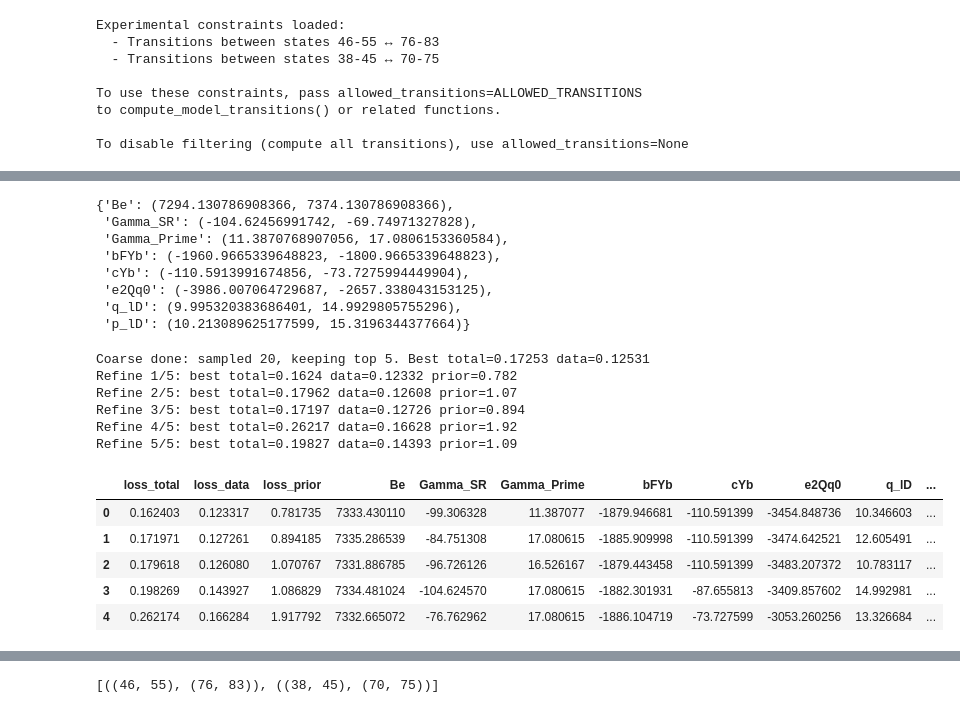
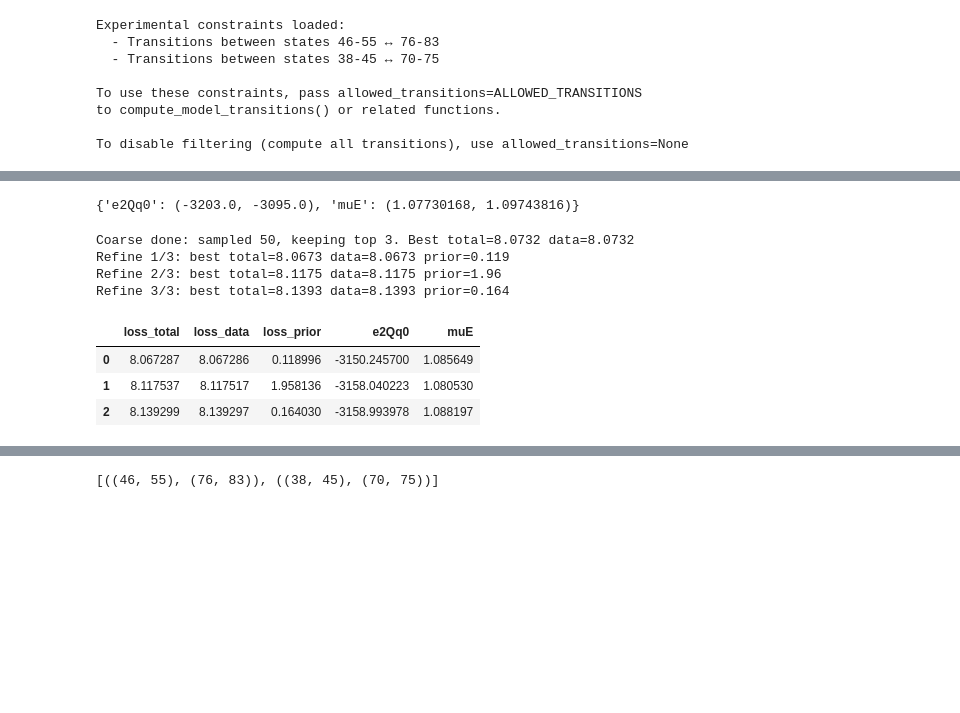
Before and after one commit to YuikiTakahashi/Molecule_spectrum_prediction, a Jupyter notebook: 173_prediction_Nov2025.ipynb, the cells around one changed output, grey strips where cells are left out. Cells and saved outputs as stored; diff of their text form; code cells hidden in the pictures; blank space fills up the shorter version.

```diff
--- a/173_prediction_Nov2025.ipynb
+++ b/173_prediction_Nov2025.ipynb
@@ -464,7 +464,7 @@ def summarize_fit(matched_df):
     weighted_rms = np.sqrt(np.mean((residuals / weights) ** 2))
     return {"rms": rms, "weighted_rms": weighted_rms, "n_points": int(valid.sum())}
 # %%
-uncertainty_factor = 10
+uncertainty_factor = 1
 
 
 import importlib.util
@@ -516,8 +516,8 @@ PARAM_SIGMA_173X010 = {
     "e2Qq0": 27*uncertainty_factor,
     "q_lD": 0.5*uncertainty_factor,
     "p_lD": 5*uncertainty_factor,
-    "muE": 0.01 * 0.503412 * 0,
-    "g_S_eff": 0.02* 0,
+    "muE": 0.01 * 0.503412 *uncertainty_factor,
+    "g_S_eff": 0.02*uncertainty_factor,
 }
 
 # Fractional fallback if sigma not provided:
@@ -744,7 +1266,7 @@ out = X010_173.calculate_two_photon_spectrum(0, 1e-8,TRANSITION_INDEX_SET, parit
 transitions = out[1]
 
 # Frequency bounds (AOM 0 frequency)
-freq_min = 392
+freq_min = 372
 freq_max = 395
 
 offset  = 0 # MHz
@@ -802,14 +1942,14 @@ import pandas as pd
 # Choose which parameters to vary (start SMALL for sparse data)
 # -------------------------
 SEARCH_PARAM_NAMES = [
-    "Be", "Gamma_SR", "Gamma_Prime", "bFYb", "cYb", "e2Qq0", "q_lD", "p_lD"
+     "e2Qq0", 'muE',
 ]
 SEARCH_PARAM_NAMES = [p for p in SEARCH_PARAM_NAMES if p in PARAM_PRIORS]
 
 # How far you allow the search to move from the measured value
-NSIGMA_BOX = 10.0           # hard truncation box from priors
-NSIGMA_SAMPLE = 10.0        # typical samples (still clipped by NSIGMA_BOX)
-LAMBDA_PRIOR = 0.05        # strength of prior penalty (tune 0.01–1)
+NSIGMA_BOX = 2.0           # hard truncation box from priors
+NSIGMA_SAMPLE = 2.0        # typical samples (still clipped by NSIGMA_BOX)
+LAMBDA_PRIOR = 0.00001        # strength of prior penalty (tune 0.01–1)
 
 def build_bounds_from_priors(priors, names, nsigma=3.0, hard_bounds=None):
     """
@@ -899,14 +2039,7 @@ except NameError:
 SEARCH_BOUNDS = build_bounds_from_priors(PARAM_PRIORS, SEARCH_PARAM_NAMES, nsigma=NSIGMA_BOX, hard_bounds=HARD_BOUNDS)
 SEARCH_BOUNDS
 # %% [output]
-{'Be': (7294.130786908366, 7374.130786908366),
- 'Gamma_SR': (-104.62456991742, -69.74971327828),
- 'Gamma_Prime': (11.3870768907056, 17.0806153360584),
- 'bFYb': (-1960.9665339648823, -1800.9665339648823),
- 'cYb': (-110.5913991674856, -73.7275994449904),
- 'e2Qq0': (-3986.007064729687, -2657.338043153125),
- 'q_lD': (9.995320383686401, 14.9929805755296),
- 'p_lD': (10.213089625177599, 15.3196344377664)}
+{'e2Qq0': (-3203.0, -3095.0), 'muE': (1.07730168, 1.09743816)}
 # %%
 def search_candidates_MAP(state, spectra, priors, bounds,
                           n_samples=2000, top_k=30,
@@ -983,45 +2116,41 @@ def search_candidates_MAP(state, spectra, priors, bounds,
 
         refined.append({"loss_total": best_Ltot, "loss_data": best_Ldata, "loss_prior": best_Lprior, **best})
 
         if verbose:
             print(f"Refine {j+1}/{len(keep)}: best total={best_Ltot:.5g} data={best_Ldata:.5g} prior={best_Lprior:.3g}")
 
     df = pd.DataFrame(refined).sort_values("loss_total").reset_index(drop=True)
     return df
 
 # ---- RUN SEARCH ----
 best_df = search_candidates_MAP(
     X010_173,
     OBS_SPECTRA,
     priors={k: PARAM_PRIORS[k] for k in SEARCH_BOUNDS.keys()},
     bounds=SEARCH_BOUNDS,
-    n_samples=2000,        # 20–100 for smoke test
-    top_k=5,             # keep small
-    refine_steps=10,     # 0–20
+    n_samples=50,        # 20–100 for smoke test
+    top_k=3,             # keep small
+    refine_steps=15,     # 0–20
     refine_scale=0.20,   # smaller steps since few steps
     indices=TRANSITION_INDEX_SET,
     sigma=UNASSIGNED_SIGMA,
     parity_sign=PARITY_SIGN,
     polarization=LASER_POLARIZATION,
     lambda_prior=LAMBDA_PRIOR,
     allowed_transitions=ALLOWED_TRANSITIONS,  # Set to ALLOWED_TRANSITIONS to use experimental constraints
     seed=123,
     verbose=True,
 )
 
 
 
 best_df.head(10)
 # %% [output]
-Coarse done: sampled 20, keeping top 5. Best total=0.17253 data=0.12531
-Refine 1/5: best total=0.1624 data=0.12332 prior=0.782
-Refine 2/5: best total=0.17962 data=0.12608 prior=1.07
-Refine 3/5: best total=0.17197 data=0.12726 prior=0.894
-Refine 4/5: best total=0.26217 data=0.16628 prior=1.92
-Refine 5/5: best total=0.19827 data=0.14393 prior=1.09
+Coarse done: sampled 50, keeping top 3. Best total=8.0732 data=8.0732
+Refine 1/3: best total=8.0673 data=8.0673 prior=0.119
+Refine 2/3: best total=8.1175 data=8.1175 prior=1.96
+Refine 3/3: best total=8.1393 data=8.1393 prior=0.164
-|  | loss_total | loss_data | loss_prior | Be | Gamma_SR | Gamma_Prime | bFYb | cYb | e2Qq0 | q_lD | ... |
-| 0 | 0.162403 | 0.123317 | 0.781735 | 7333.430110 | -99.306328 | 11.387077 | -1879.946681 | -110.591399 | -3454.848736 | 10.346603 | ... |
-| 1 | 0.171971 | 0.127261 | 0.894185 | 7335.286539 | -84.751308 | 17.080615 | -1885.909998 | -110.591399 | -3474.642521 | 12.605491 | ... |
-| 2 | 0.179618 | 0.126080 | 1.070767 | 7331.886785 | -96.726126 | 16.526167 | -1879.443458 | -110.591399 | -3483.207372 | 10.783117 | ... |
-| 3 | 0.198269 | 0.143927 | 1.086829 | 7334.481024 | -104.624570 | 17.080615 | -1882.301931 | -87.655813 | -3409.857602 | 14.992981 | ... |
-| 4 | 0.262174 | 0.166284 | 1.917792 | 7332.665072 | -76.762962 | 17.080615 | -1886.104719 | -73.727599 | -3053.260256 | 13.326684 | ... |
+|  | loss_total | loss_data | loss_prior | e2Qq0 | muE |
+| 0 | 8.067287 | 8.067286 | 0.118996 | -3150.245700 | 1.085649 |
+| 1 | 8.117537 | 8.117517 | 1.958136 | -3158.040223 | 1.080530 |
+| 2 | 8.139299 | 8.139297 | 0.164030 | -3158.993978 | 1.088197 |
```
Also changed, not shown: parts of 22 cells of this notebook, 20 other files.
